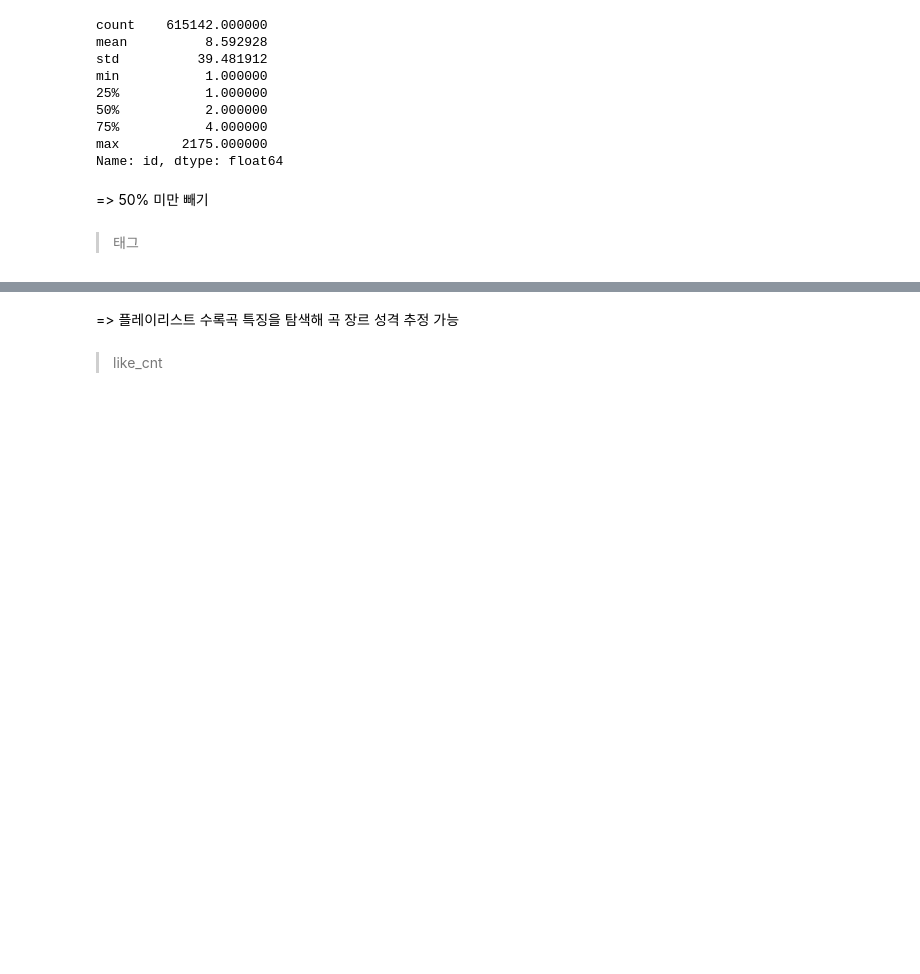
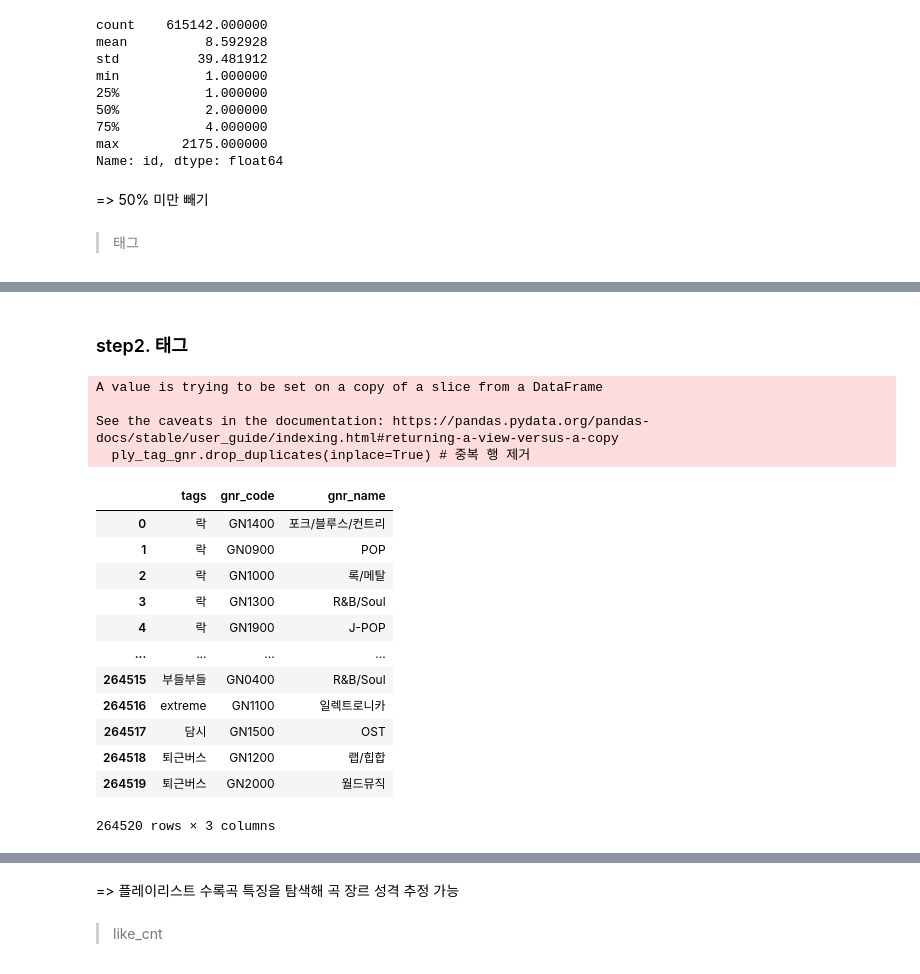
Before and after one commit to pulpo125/AIPlayer_Pling, a Jupyter notebook: 1_analysis/2_EDA.ipynb, the cells around one changed output, grey strips where cells are left out. Saved outputs shown, nothing was run; the diff lists cells and outputs as text; code cells hidden in the pictures; blank space fills up the shorter version.

```diff
--- a/1_analysis/2_EDA.ipynb
+++ b/1_analysis/2_EDA.ipynb
@@ -425,0 +724,36 @@ Name: id, dtype: float64
+# %% [markdown]
+### step2. 태그
+# %%
+playlists_songs = playlists.explode('songs') # song 기준으로 분해
+song_meta_gnr = song_meta.explode('song_gn_gnr_basket') # 대분류 장르 기준으로 분해
+ply_tag_song_gnr = pd.merge(playlists_songs, song_meta_gnr, how='left', left_on='songs', right_on='id') # 플레이리스트에 사용된 song 각각에 대분류 장르 달아주기
+ply_tag_song_gnr = ply_tag_song_gnr.explode('tags') # 태그 기준으로 분해
+
+ply_tag_gnr = ply_tag_song_gnr[['tags', 'song_gn_gnr_basket']] # 필요한 부분만 남기기
+# %%
+ply_tag_gnr.drop_duplicates(inplace=True) # 중복 행 제거
+
+big_gnr_code = gnr_code_tree[['gnr_code', 'gnr_name']].drop_duplicates() # 대분류 장르코드, 장르 이름 가져오기
+# %% [output]
+A value is trying to be set on a copy of a slice from a DataFrame
+
+See the caveats in the documentation: https://pandas.pydata.org/pandas-docs/stable/user_guide/indexing.html#returning-a-view-versus-a-copy
+  ply_tag_gnr.drop_duplicates(inplace=True) # 중복 행 제거
+# %%
+ply_tag_gnr = pd.merge(ply_tag_gnr, big_gnr_code, how='left', left_on='song_gn_gnr_basket', right_on='gnr_code') # 대분류 코드 장르 기준으로 join해서 장르 이름 달아주기
+ply_tag_gnr = ply_tag_gnr[['tags', 'gnr_code', 'gnr_name']] # 필요한 부분만 남기기
+ply_tag_gnr
+# %% [output]
+|  | tags | gnr_code | gnr_name |
+| 0 | 락 | GN1400 | 포크/블루스/컨트리 |
+| 1 | 락 | GN0900 | POP |
+| 2 | 락 | GN1000 | 록/메탈 |
+| 3 | 락 | GN1300 | R&B/Soul |
+| 4 | 락 | GN1900 | J-POP |
+| ... | ... | ... | ... |
+| 264515 | 부들부들 | GN0400 | R&B/Soul |
+| 264516 | extreme | GN1100 | 일렉트로니카 |
+| 264517 | 담시 | GN1500 | OST |
+| 264518 | 퇴근버스 | GN1200 | 랩/힙합 |
+| 264519 | 퇴근버스 | GN2000 | 월드뮤직 |
+264520 rows × 3 columns
```
Also changed, not shown: parts of 45 cells of this notebook.
